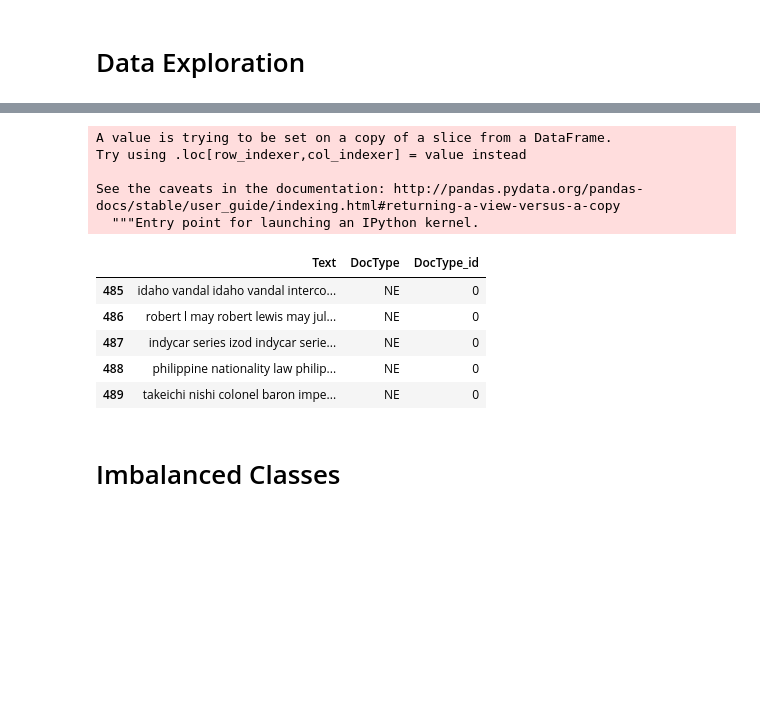
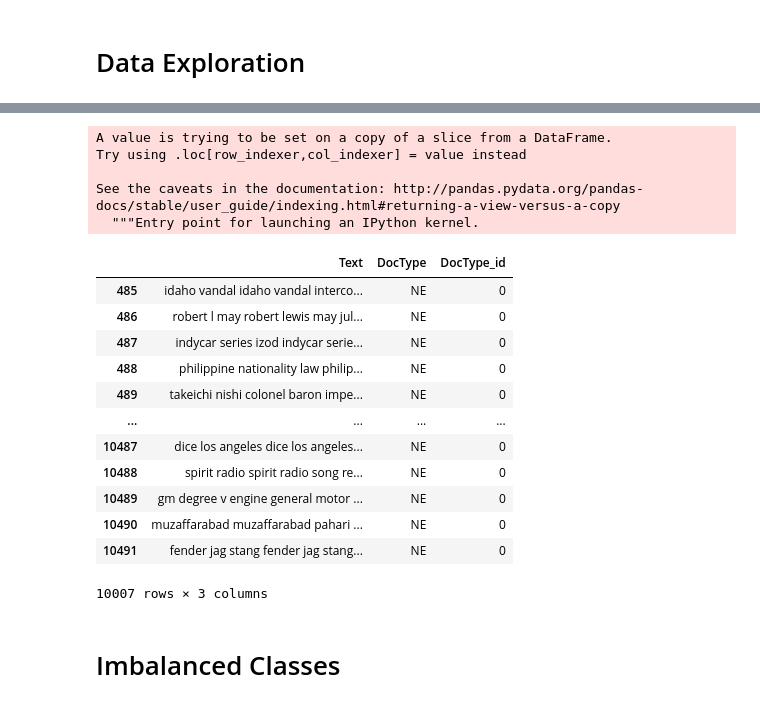
Before and after one commit to rayshu/Data-Classification, a Jupyter notebook: Classifiers_NB_RF_SVM_LR.ipynb, the cells around one changed output, grey strips where cells are left out. Drawn from its saved outputs; the diff is of its cells as text; code cells hidden in the pictures; blank space fills up the shorter version.

```diff
--- a/Classifiers_NB_RF_SVM_LR.ipynb
+++ b/Classifiers_NB_RF_SVM_LR.ipynb
@@ -39,18 +40,25 @@ See the caveats in the documentation: http://pandas.pydata.org/pandas-docs/stabl
 # %%
 df_nent['DocType_id'] = df_nent['DocType'].map({'NE' : 0})
-df_nent.head()
+df_nent
 # %% [output]
 A value is trying to be set on a copy of a slice from a DataFrame.
 Try using .loc[row_indexer,col_indexer] = value instead
 
 See the caveats in the documentation: http://pandas.pydata.org/pandas-docs/stable/user_guide/indexing.html#returning-a-view-versus-a-copy
   """Entry point for launching an IPython kernel.
 |  | Text | DocType | DocType_id |
 | 485 | idaho vandal idaho vandal interco... | NE | 0 |
 | 486 | robert l may robert lewis may jul... | NE | 0 |
 | 487 | indycar series izod indycar serie... | NE | 0 |
 | 488 | philippine nationality law philip... | NE | 0 |
 | 489 | takeichi nishi colonel baron impe... | NE | 0 |
+| ... | ... | ... | ... |
+| 10487 | dice los angeles dice los angeles... | NE | 0 |
+| 10488 | spirit radio spirit radio song re... | NE | 0 |
+| 10489 | gm degree v engine general motor ... | NE | 0 |
+| 10490 | muzaffarabad muzaffarabad pahari ... | NE | 0 |
+| 10491 | fender jag stang fender jag stang... | NE | 0 |
+10007 rows × 3 columns
 # %% [markdown]
 # Imbalanced Classes
 # %%
```
Also changed, not shown: parts of 18 cells of this notebook.
